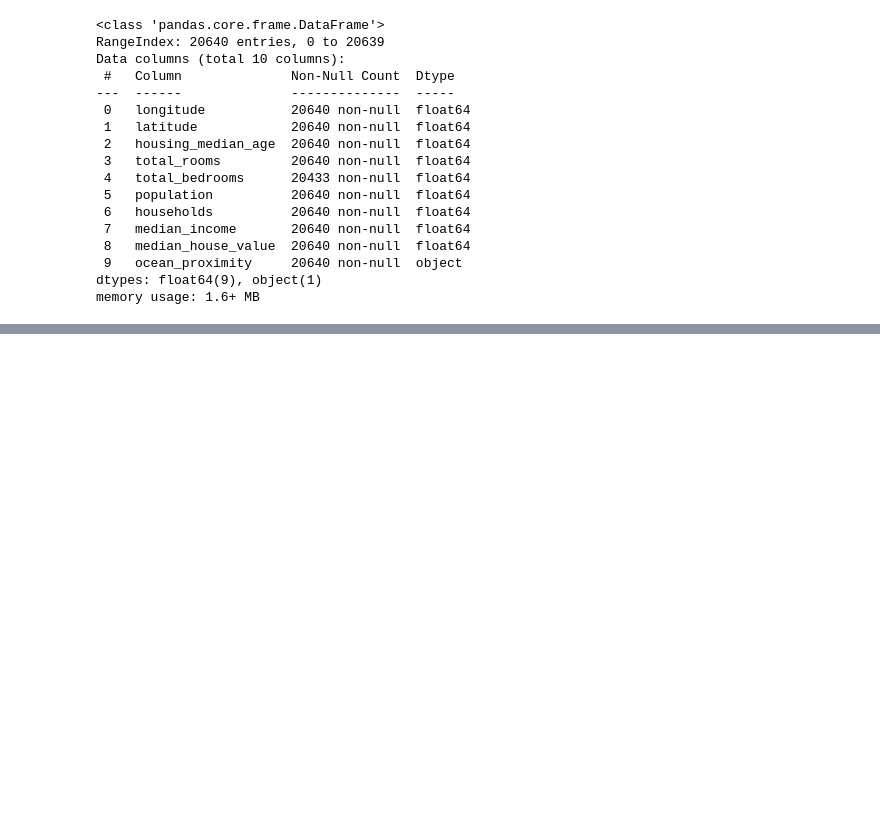
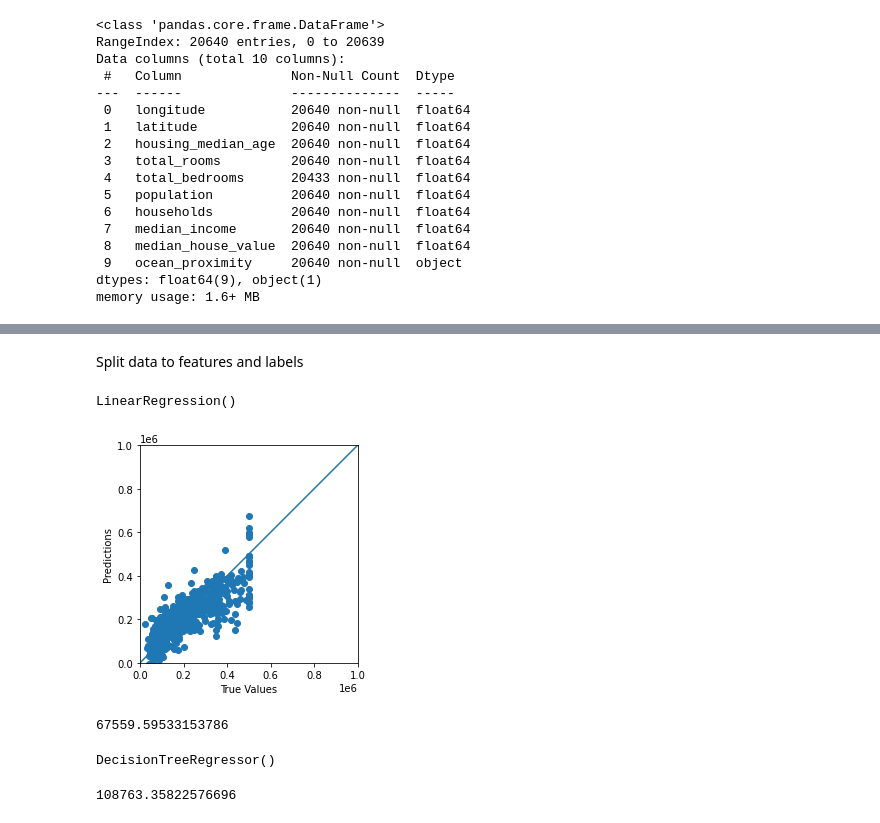
Before and after one commit to burmak97/Housing, a Jupyter notebook: Housing_models.ipynb, the cells around one changed output, grey strips where cells are left out. Drawn from its saved outputs; the diff is of its cells as text; code cells hidden in the pictures; blank space fills up the shorter version.

```diff
--- a/Housing_models.ipynb
+++ b/Housing_models.ipynb
@@ -33,6 +38,8 @@ memory usage: 1.6+ MB
 # %%
 train_dataset = housing.sample(frac= 0.8, random_state= 0)
 test_dataset = housing.drop(train_dataset.index)
+# %% [markdown]
+Split data to features and labels
 # %%
 train_labels = train_dataset.pop('median_house_value')
 test_labels = test_dataset.pop('median_house_value')
@@ -42,3 +49,21 @@ cat_attributes = ['ocean_proximity']
 # %%
 train_dataset_pr = pdm.pipeline(train_dataset, num_attributes, cat_attributes)
 test_dataset_pr = pdm.pipeline(test_dataset, num_attributes, cat_attributes)
+# %%
+lin_reg = LinearRegression()
+lin_reg.fit(train_dataset_pr, train_labels)
+# %% [output]
+LinearRegression()
+# %%
+import matplotlib.pyplot as plt
+test_predictions = lin_reg.predict(test_dataset_pr[:1000]).flatten()
+a = plt.axes(aspect='equal')
+plt.scatter(test_labels[:1000], test_predictions)
+plt.xlabel('True Values')
+plt.ylabel('Predictions')
+lims = [0, 1000000]
+plt.xlim(lims)
+plt.ylim(lims)
+_ = plt.plot(lims, lims)
+# %% [output]
+[figure, added]
@@ -44,0 +72,6 @@ test_dataset_pr = pdm.pipeline(test_dataset, num_attributes, cat_attributes)
+# %%
+lin_mse = mean_squared_error(lin_reg.predict(test_dataset_pr), list(test_labels))
+lin_rmse = np.sqrt(lin_mse)
+lin_rmse
+# %% [output]
+67559.59533153786
@@ -44,0 +80,11 @@ test_dataset_pr = pdm.pipeline(test_dataset, num_attributes, cat_attributes)
+# %%
+tree_reg = DecisionTreeRegressor()
+tree_reg.fit(train_dataset_pr, train_labels)
+# %% [output]
+DecisionTreeRegressor()
+# %%
+tree_mse = mean_squared_error(tree_reg.predict(test_dataset_pr), list(test_labels))
+tree_rmse = np.sqrt(tree_mse)
+tree_rmse
+# %% [output]
+108763.35822576696
```
Also changed, not shown: parts of 15 cells of this notebook.
